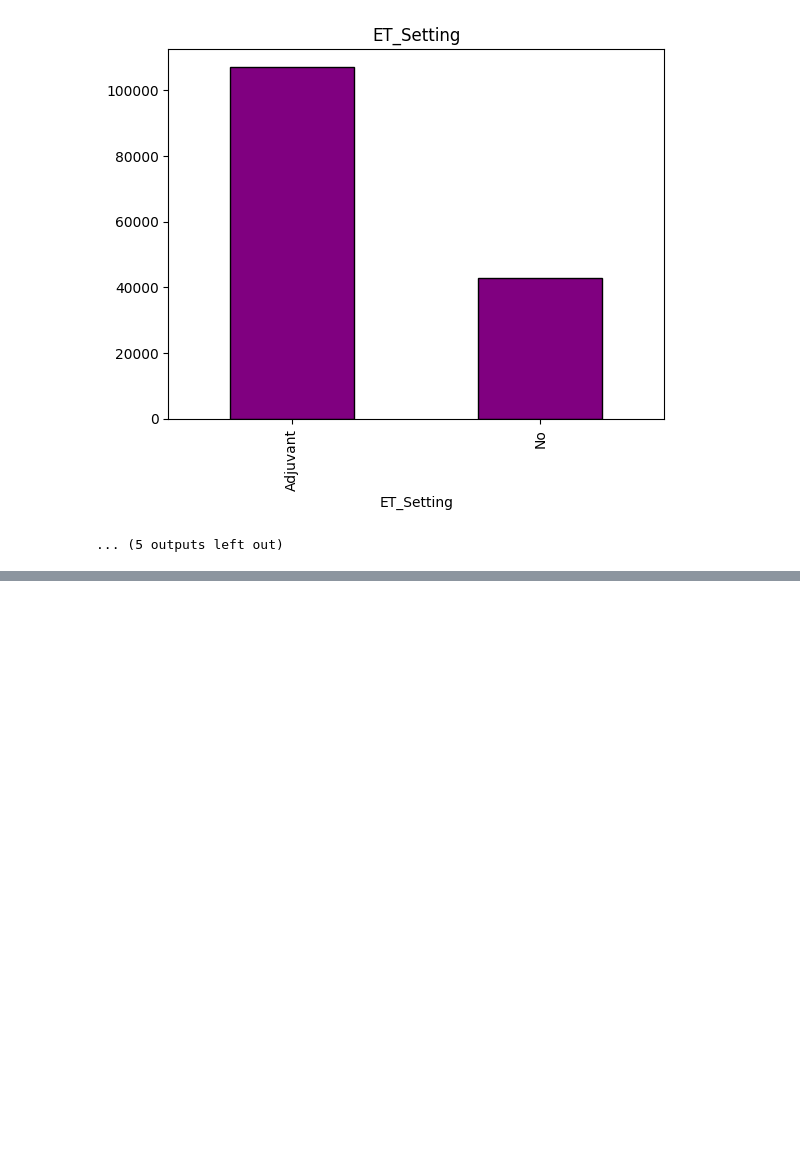
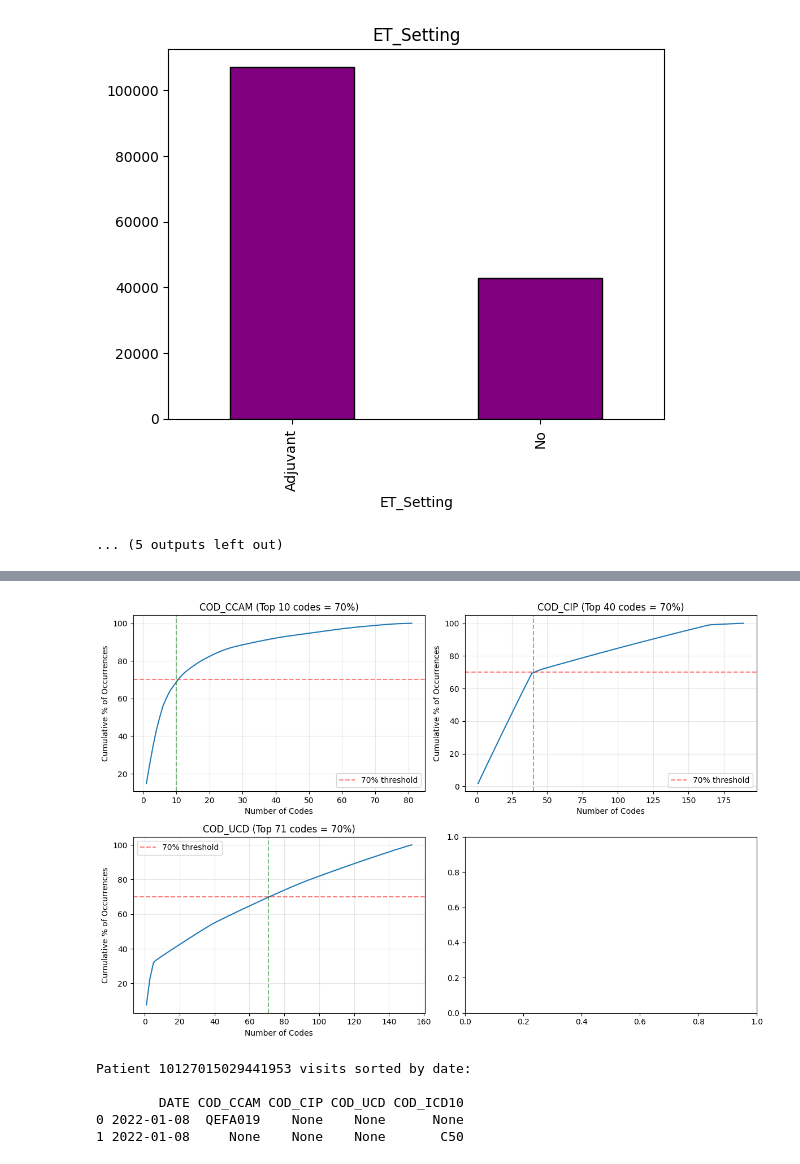
Before and after one commit to sarahlakh/Representation-of-patient-history-with_LLMs, a Jupyter notebook: notebooks/Data_exploration.ipynb, the cells around one changed output, grey strips where cells are left out. Drawn from its saved outputs; the diff is of its cells as text; code cells hidden in the pictures; blank space fills up the shorter version.

Commit message:
Added patients' visits database. Grouped visits by patient

```diff
--- a/notebooks/Data_exploration.ipynb
+++ b/notebooks/Data_exploration.ipynb
@@ -136,0 +203,20 @@ pathway.count()
+# %%
+most_common_tokens = {}
+
+for col in code_columns:
+    value_counts = visits[col].value_counts(sort=True)
+
+    cumsum = value_counts.cumsum()
+    total_count = value_counts.sum()
+    cumulative_percentage = (cumsum / total_count) * 100
+
+    top_70_mask = cumulative_percentage <= 70
+    top_70_codes = value_counts[top_70_mask]
+
+    print(f"\nNumber of codes in {col} in top 70%: {len(top_70_codes)}")
+    print(f"These cover {top_70_codes.sum() / total_count * 100:.1f}% of all occurrences")
+
+    top_70_list = [code for code in top_70_codes.index if pd.notna(code)]
+    most_common_tokens[col] = top_70_list
+
+    print(f"First 5 codes: {top_70_list[:5]}")
@@ -136,0 +235,26 @@ pathway.count()
+# %%
+fig, axes = plt.subplots(2, 2, figsize=(12, 8))
+axes = axes.flatten()
+
+for idx, col in enumerate(code_columns):
+    value_counts = visits[col].value_counts(dropna=True, sort=True)
+    cumsum = value_counts.cumsum()
+    total_count = value_counts.sum()
+    cumulative_percentage = (cumsum / total_count) * 100
+
+    axes[idx].plot(range(1, len(cumulative_percentage) + 1), cumulative_percentage.values)
+    axes[idx].axhline(y=70, color='r', linestyle='--', alpha=0.5, label='70% threshold')
+
+    crossing_point = (cumulative_percentage <= 70).sum()
+    axes[idx].axvline(x=crossing_point, color='g', linestyle='--', alpha=0.5)
+
+    axes[idx].set_title(f'{col} (Top {crossing_point} codes = 70%)')
+    axes[idx].set_xlabel('Number of Codes')
+    axes[idx].set_ylabel('Cumulative % of Occurrences')
+    axes[idx].legend()
+    axes[idx].grid(True, alpha=0.3)
+
+plt.tight_layout()
+plt.show()
+# %% [output]
+[figure, added]
@@ -136,0 +263,14 @@ pathway.count()
+# %%
+grouped_sorted = visits.sort_values(['BEN_IDT_ANO', 'DATE']).groupby('BEN_IDT_ANO')
+
+first_patient_id = list(grouped_sorted.groups.keys())[0]
+sorted_visits = grouped_sorted.get_group(first_patient_id)
+
+print(f"Patient {first_patient_id} visits sorted by date:\n")
+print(sorted_visits[['DATE', 'COD_CCAM', 'COD_CIP', 'COD_UCD', 'COD_ICD10']].head())
+# %% [output]
+Patient 10127015029441953 visits sorted by date:
+
+        DATE COD_CCAM COD_CIP COD_UCD COD_ICD10
+0 2022-01-08  QEFA019    None    None      None
+1 2022-01-08     None    None    None       C50
```
Also changed, not shown: parts of 11 cells of this notebook, 5 other files.
